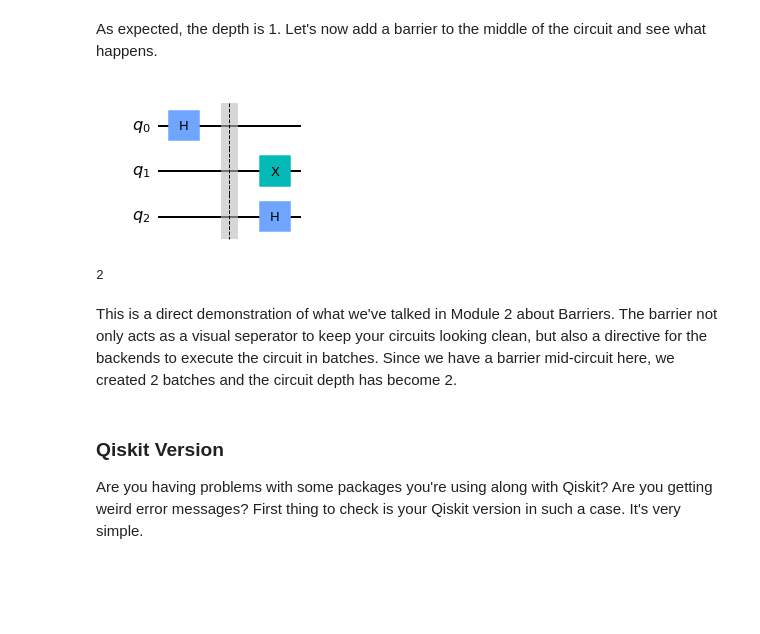
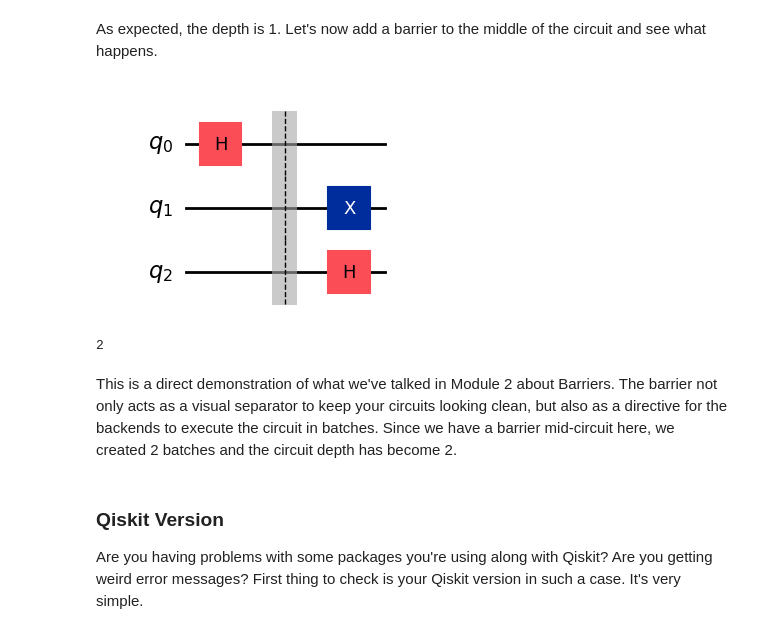
Before and after one commit to EmilianoG-byte/qiskit-bootcamp-2024, a Jupyter notebook: Module-3-Lecture.ipynb, the cells around one changed output. Saved outputs shown, nothing was run; the diff lists cells and outputs as text; code cells hidden in the pictures; blank space fills up the shorter version.

```diff
--- a/Module-3-Lecture.ipynb
+++ b/Module-3-Lecture.ipynb
@@ -132,18 +109,18 @@ As expected, the depth is 1. Let's now add a barrier to the middle of the circui
 # %%
 circ = QuantumCircuit(3)
 circ.h(0)
 circ.barrier()
 circ.x(1)
 circ.h(2)
-circ.draw()
+circ.draw('mpl')
 # %% [output]
-[figure, old version]
+[figure, new version]
 # %%
 circ.depth()
 # %% [output]
 2
 # %% [markdown]
-This is a direct demonstration of what we've talked in Module 2 about Barriers. The barrier not only acts as a visual seperator to keep your circuits looking clean, but also a directive for the backends to execute the circuit in batches. Since we have a barrier mid-circuit here, we created 2 batches and the circuit depth has become 2.
+This is a direct demonstration of what we've talked in Module 2 about Barriers. The barrier not only acts as a visual separator to keep your circuits looking clean, but also as a directive for the backends to execute the circuit in batches. Since we have a barrier mid-circuit here, we created 2 batches and the circuit depth has become 2.
 # %% [markdown]
 ### Qiskit Version
 
```
Also changed, not shown: parts of 32 cells of this notebook, 4 other files.
